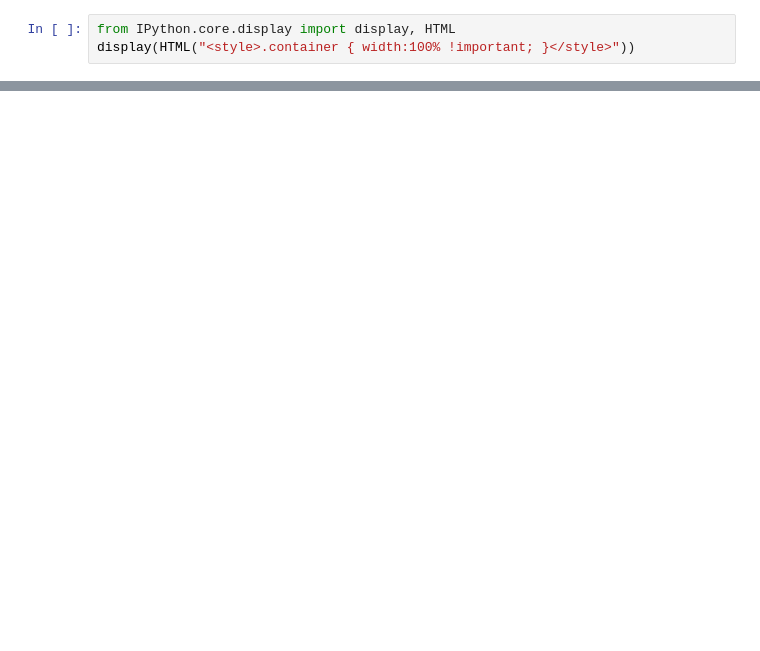
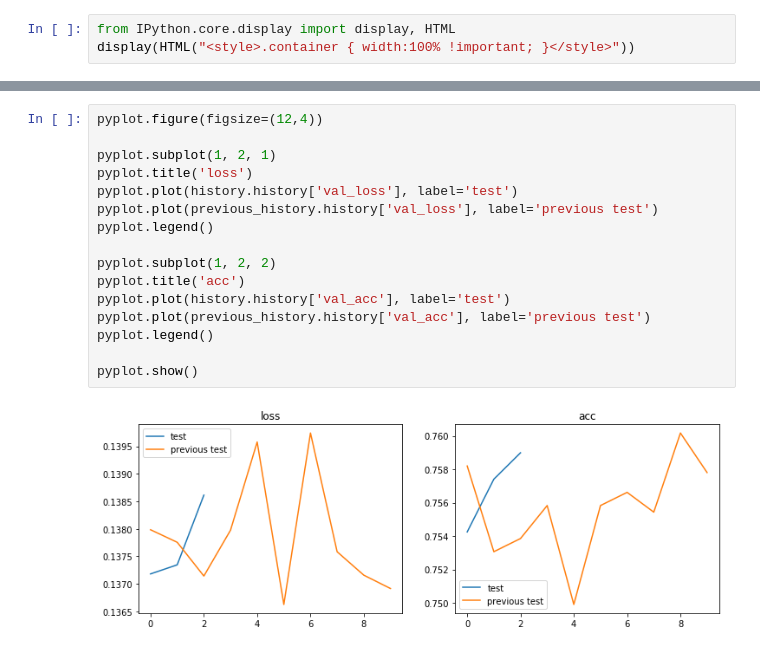
Before and after one commit to glutamatt/autopilot, a Jupyter notebook: machine-learning/first_try.ipynb, the cells around one changed output, grey strips where cells are left out. Cells and saved outputs as stored; diff of their text form; blank space fills up the shorter version.

```diff
--- a/machine-learning/first_try.ipynb
+++ b/machine-learning/first_try.ipynb
@@ -174 +197,19 @@ Epoch 10/10
+# %%
+pyplot.figure(figsize=(12,4))
+
+pyplot.subplot(1, 2, 1)
+pyplot.title('loss')
+pyplot.plot(history.history['val_loss'], label='test')
+pyplot.plot(previous_history.history['val_loss'], label='previous test')
+pyplot.legend()
+
+pyplot.subplot(1, 2, 2)
+pyplot.title('acc')
+pyplot.plot(history.history['val_acc'], label='test')
+pyplot.plot(previous_history.history['val_acc'], label='previous test')
+pyplot.legend()
+
+pyplot.show()
+# %% [output]
+[figure, added]
 # %%
```
Also changed, not shown: parts of 12 cells of this notebook.
